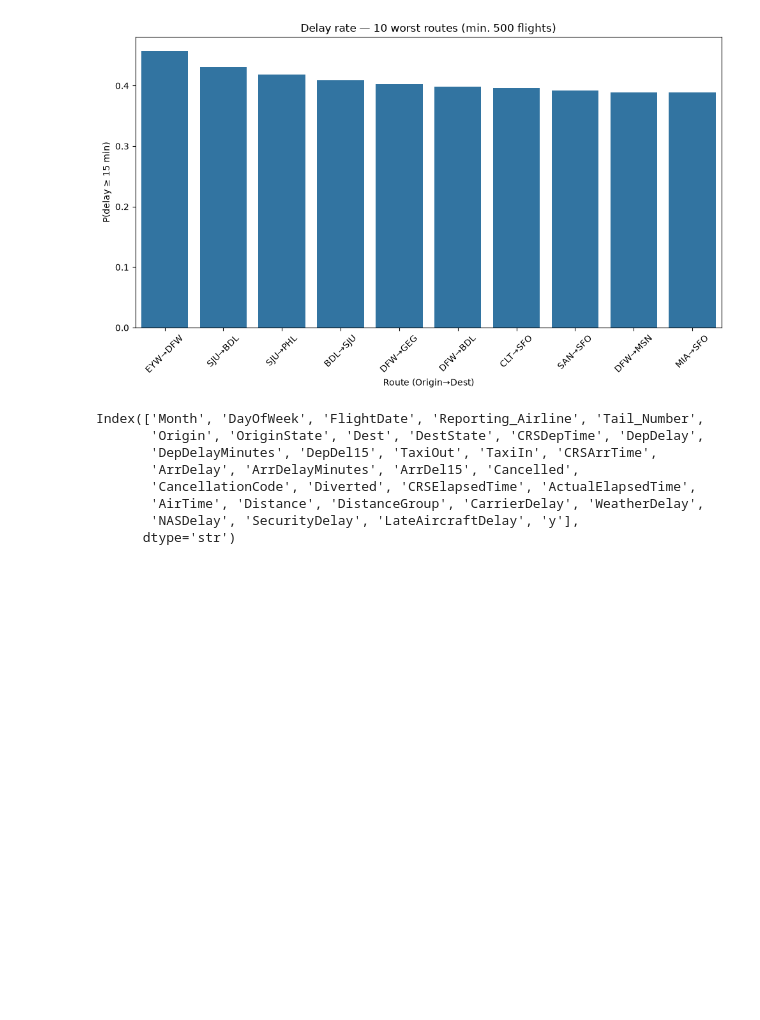
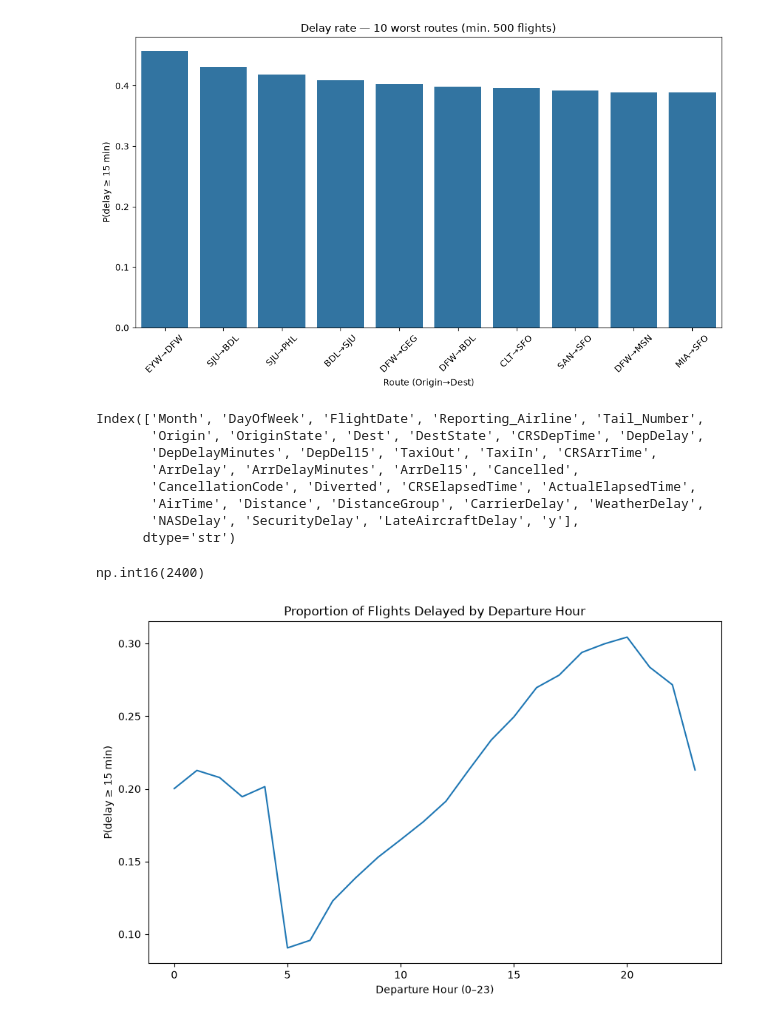
Before and after one commit to Micaet/flight_prediction, a Jupyter notebook: notebooks/EDA2.ipynb, the cells around one changed output. Saved outputs shown, nothing was run; the diff lists cells and outputs as text; code cells hidden in the pictures; blank space fills up the shorter version.

```diff
--- a/notebooks/EDA2.ipynb
+++ b/notebooks/EDA2.ipynb
@@ -159,3 +159,19 @@ Index(['Month', 'DayOfWeek', 'FlightDate', 'Reporting_Airline', 'Tail_Number',
        'AirTime', 'Distance', 'DistanceGroup', 'CarrierDelay', 'WeatherDelay',
        'NASDelay', 'SecurityDelay', 'LateAircraftDelay', 'y'],
       dtype='str')
+# %%
+flights["CRSDepTime"].max()
+# %% [output]
+np.int16(2400)
+# %%
+flights["DepHour"] = flights["CRSDepTime"] // 100
+flights["DepHour"] = flights["DepHour"].replace(24, 0)
+# %%
+plt.figure(figsize=(10,6))
+sns.lineplot(x="DepHour", y="y", data=flights.groupby("DepHour")["y"].mean().reset_index())
+plt.title("Proportion of Flights Delayed by Departure Hour")
+plt.ylabel("P(delay ≥ 15 min)")
+plt.xlabel("Departure Hour (0–23)")
+plt.show()
+# %% [output]
+[figure, added]
```
Also changed, not shown: parts of 18 cells of this notebook, 3 other files.
